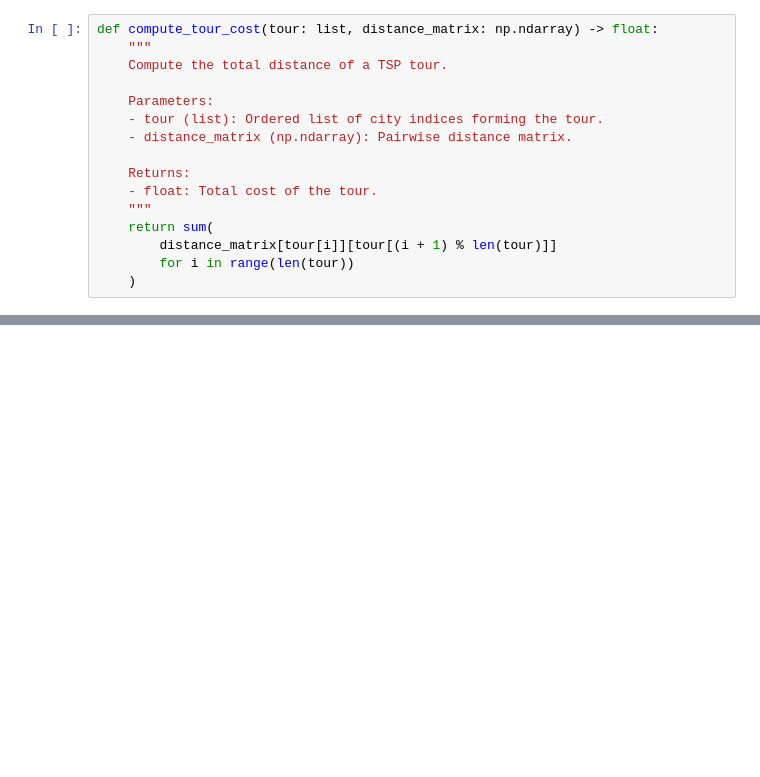
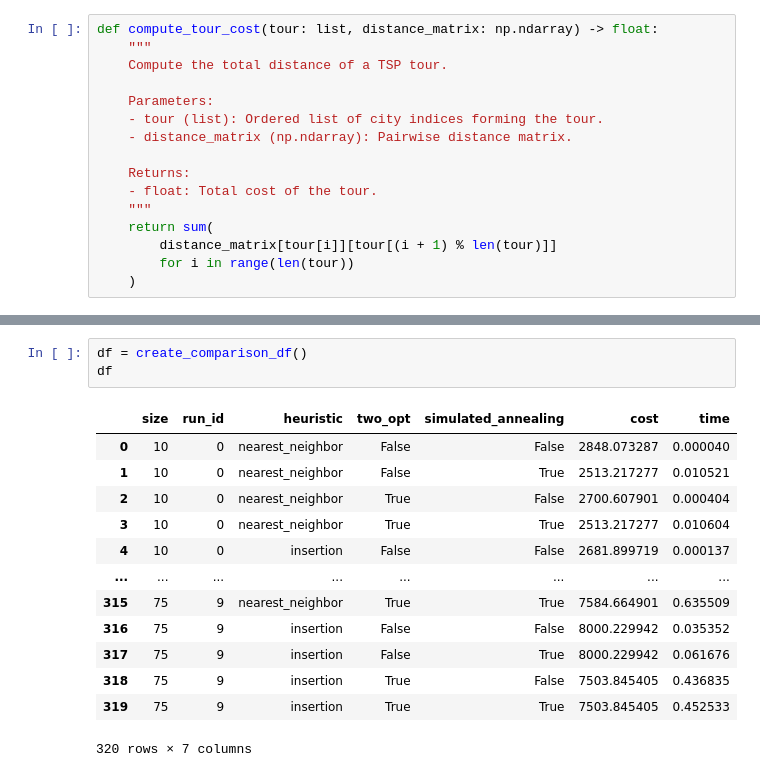
Before and after one commit to myriamschulmann/tsp-project, a Jupyter notebook: tsp-project.ipynb, the cells around one changed output, grey strips where cells are left out. Cells and saved outputs as stored; diff of their text form; blank space fills up the shorter version.

Commit message:
Add create_comparison_df function

```diff
--- a/tsp-project.ipynb
+++ b/tsp-project.ipynb
@@ -440,0 +544,17 @@ Tour cost: 8498.62
+# %%
+df = create_comparison_df()
+df
+# %% [output]
+|  | size | run_id | heuristic | two_opt | simulated_annealing | cost | time |
+| 0 | 10 | 0 | nearest_neighbor | False | False | 2848.073287 | 0.000040 |
+| 1 | 10 | 0 | nearest_neighbor | False | True | 2513.217277 | 0.010521 |
+| 2 | 10 | 0 | nearest_neighbor | True | False | 2700.607901 | 0.000404 |
+| 3 | 10 | 0 | nearest_neighbor | True | True | 2513.217277 | 0.010604 |
+| 4 | 10 | 0 | insertion | False | False | 2681.899719 | 0.000137 |
+| ... | ... | ... | ... | ... | ... | ... | ... |
+| 315 | 75 | 9 | nearest_neighbor | True | True | 7584.664901 | 0.635509 |
+| 316 | 75 | 9 | insertion | False | False | 8000.229942 | 0.035352 |
+| 317 | 75 | 9 | insertion | False | True | 8000.229942 | 0.061676 |
+| 318 | 75 | 9 | insertion | True | False | 7503.845405 | 0.436835 |
+| 319 | 75 | 9 | insertion | True | True | 7503.845405 | 0.452533 |
+320 rows × 7 columns
```
Also changed, not shown: parts of 16 cells of this notebook.
